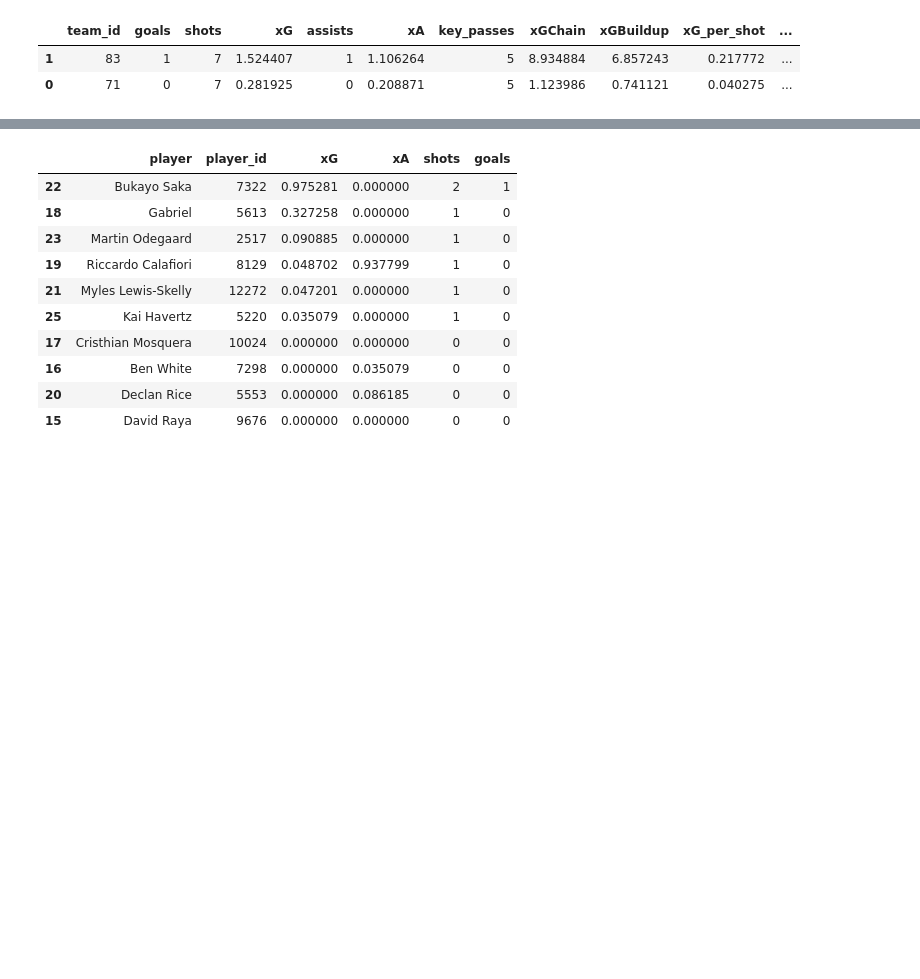
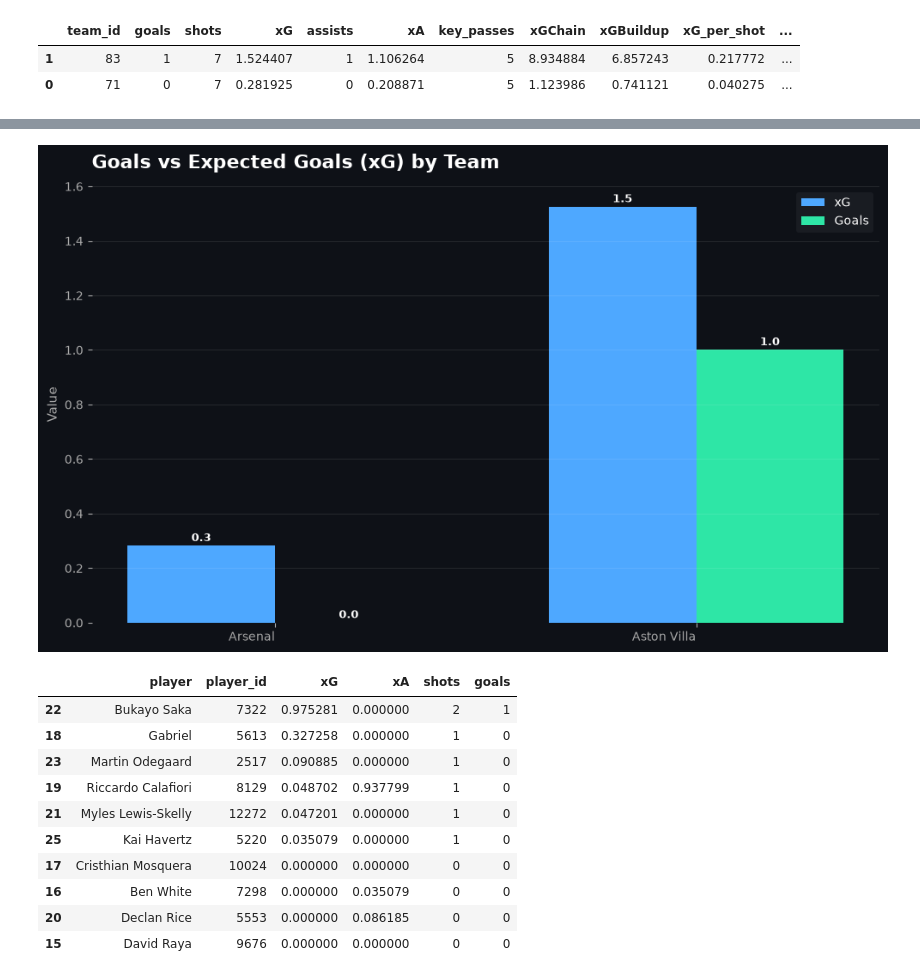
Before and after one commit to SalmaAllam8/football-data-visualization, a Jupyter notebook: Arsenal_undestats.ipynb, the cells around one changed output, grey strips where cells are left out. Drawn from its saved outputs; the diff is of its cells as text; code cells hidden in the pictures; blank space fills up the shorter version.

```diff
--- a/Arsenal_undestats.ipynb
+++ b/Arsenal_undestats.ipynb
@@ -434,3 +407,57 @@ plt.show()
+# %%
+team_name_map = {
+    # Replace these with your actual team_id values
+    team_stats["team_id"].iloc[0]: "Arsenal",
+    team_stats["team_id"].iloc[1]: "Aston Villa"
+}
+
+team_stats["team_name"] = team_stats["team_id"].map(team_name_map)
+# %%
+
+x = np.arange(len(team_stats))
+width = 0.35
+
+fig, ax = plt.subplots(figsize=(10, 6), facecolor="#0e1117")
+ax.set_facecolor("#0e1117")
+
+bars_xg = ax.bar(x - width/2, team_stats["xG"], width, label="xG", color="#4ea8ff")
+bars_goals = ax.bar(x + width/2, team_stats["goals"], width, label="Goals", color="#2ee6a6")
+
+# Value labels on top of each bar
+for bars in [bars_xg, bars_goals]:
+    for bar in bars:
+        height = bar.get_height()
+        ax.annotate(
+            f"{height:.1f}",
+            xy=(bar.get_x() + bar.get_width() / 2, height),
+            xytext=(0, 4),
+            textcoords="offset points",
+            ha="center",
+            color="white",
+            fontsize=9,
+            fontweight="bold"
+        )
+
+# Use team names if available, fall back to team_id
+labels = team_stats["team_name"] if "team_name" in team_stats.columns else team_stats["team_id"]
+ax.set_xticks(x)
+ax.set_xticklabels(labels, ha="right", color="white", fontsize=10)
+
+# Styling
+ax.set_title("Goals vs Expected Goals (xG) by Team", color="white",
+             fontsize=16, fontweight="bold", loc="left", pad=15)
+ax.set_ylabel("Value", color="#aaaaaa", fontsize=11)
+ax.tick_params(colors="#aaaaaa")
+for spine in ax.spines.values():
+    spine.set_visible(False)
+ax.grid(axis="y", color="white", alpha=0.1)
+
+legend = ax.legend(facecolor="#1c1f26", edgecolor="none", labelcolor="white", fontsize=10)
+
+plt.tight_layout()
+plt.show()
+# %% [output]
+[figure, added]
 # %%
 arsenal = df[df["team_id"] == "83"].copy()
 
```
Also changed, not shown: parts of 1 cell of this notebook.
